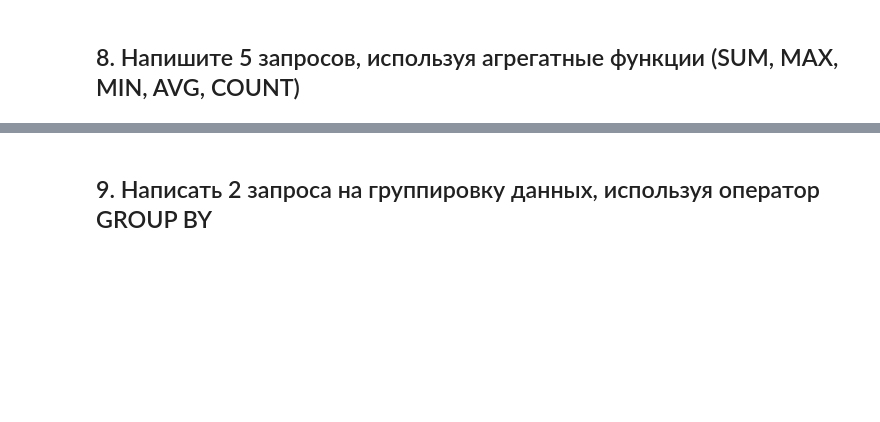
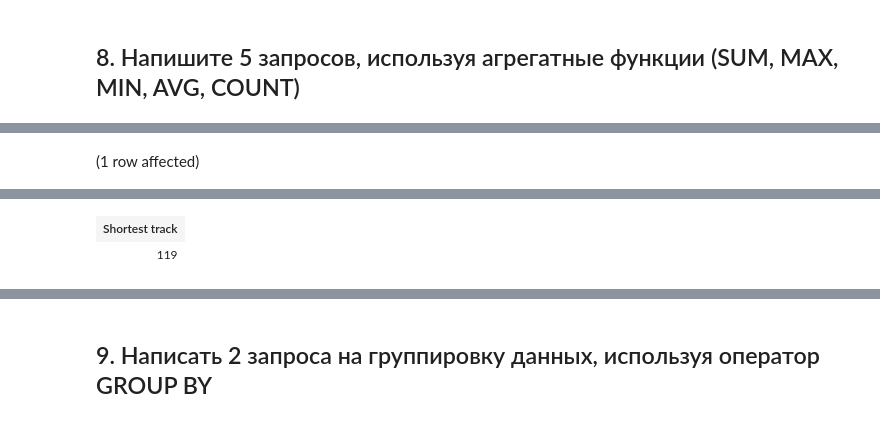
Before and after one commit to petrik33/BSU-Data-Engineering, a Jupyter notebook: 12. Roundup/notebook.ipynb, the cells around one changed output, grey strips where cells are left out. Saved outputs shown, nothing was run; the diff lists cells and outputs as text; code cells hidden in the pictures; blank space fills up the shorter version.

```diff
--- a/12. Roundup/notebook.ipynb
+++ b/12. Roundup/notebook.ipynb
@@ -399,2 +454,4 @@ SELECT name, MAX(length) as [Longest track] from tracks
 # %%
-SELECT name, MIN(length) as [Shortest track] from tracks
+SELECT MIN(length) as [Shortest track] from tracks
+# %% [output]
+(1 row affected)
@@ -401,2 +459,4 @@ SELECT name, MIN(length) as [Shortest track] from tracks
+| Shortest track |
+| 119 |
 # %%
 SELECT AVG(length) as [Average length] from tracks
```
Also changed, not shown: parts of 67 cells of this notebook.
